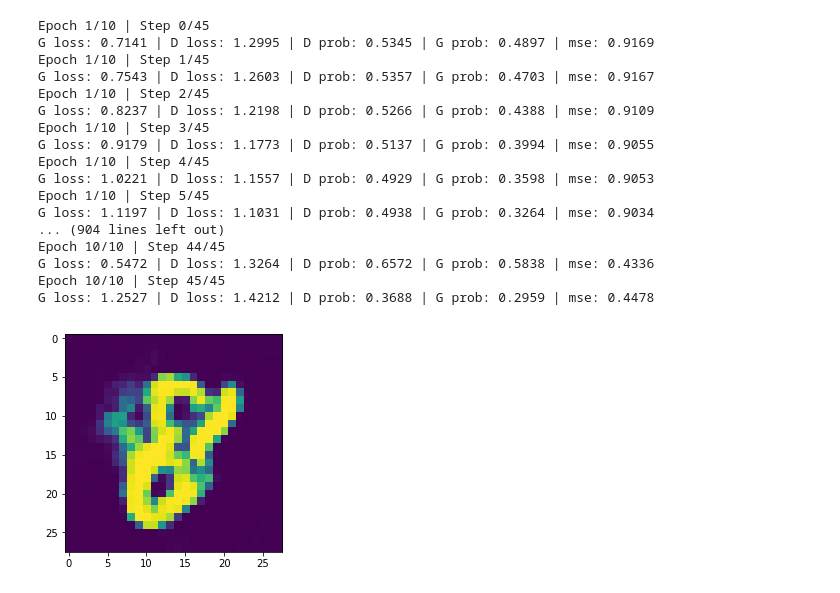
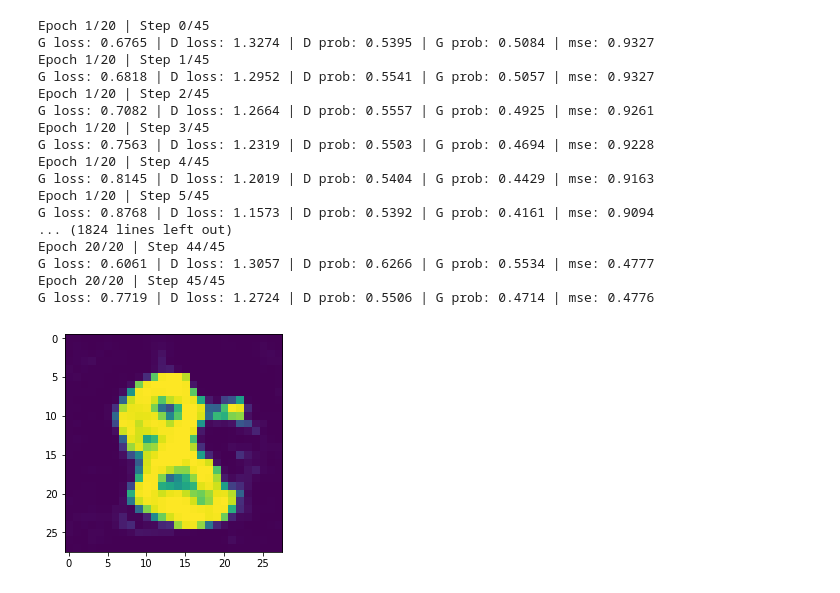
Before and after one commit to chunhui204/finch, a Jupyter notebook: cv-models/dcgan.ipynb, the cells around one changed output. Saved outputs shown, nothing was run; the diff lists cells and outputs as text; code cells hidden in the pictures.

```diff
--- a/cv-models/dcgan.ipynb
+++ b/cv-models/dcgan.ipynb
@@ -152,26 +152,26 @@ def main(N_EPOCH, BATCH_SIZE, G_SIZE, DIGIT):
     img = sess.run(gan.G_out, {gan.G_in: noise, gan.train_flag: False})[0]
     plt.imshow(np.squeeze(img))
 # %%
-main(N_EPOCH = 10,
+main(N_EPOCH = 20,
      BATCH_SIZE = 128,
      G_SIZE = 100,
      DIGIT = 8)
 # %% [output]
-Epoch 1/10 | Step 0/45
-G loss: 0.7141 | D loss: 1.2995 | D prob: 0.5345 | G prob: 0.4897 | mse: 0.9169
-Epoch 1/10 | Step 1/45
-G loss: 0.7543 | D loss: 1.2603 | D prob: 0.5357 | G prob: 0.4703 | mse: 0.9167
-Epoch 1/10 | Step 2/45
-G loss: 0.8237 | D loss: 1.2198 | D prob: 0.5266 | G prob: 0.4388 | mse: 0.9109
-Epoch 1/10 | Step 3/45
-G loss: 0.9179 | D loss: 1.1773 | D prob: 0.5137 | G prob: 0.3994 | mse: 0.9055
-Epoch 1/10 | Step 4/45
-G loss: 1.0221 | D loss: 1.1557 | D prob: 0.4929 | G prob: 0.3598 | mse: 0.9053
-Epoch 1/10 | Step 5/45
-G loss: 1.1197 | D loss: 1.1031 | D prob: 0.4938 | G prob: 0.3264 | mse: 0.9034
-... (904 lines left out)
-Epoch 10/10 | Step 44/45
-G loss: 0.5472 | D loss: 1.3264 | D prob: 0.6572 | G prob: 0.5838 | mse: 0.4336
-Epoch 10/10 | Step 45/45
-G loss: 1.2527 | D loss: 1.4212 | D prob: 0.3688 | G prob: 0.2959 | mse: 0.4478
+Epoch 1/20 | Step 0/45
+G loss: 0.6765 | D loss: 1.3274 | D prob: 0.5395 | G prob: 0.5084 | mse: 0.9327
+Epoch 1/20 | Step 1/45
+G loss: 0.6818 | D loss: 1.2952 | D prob: 0.5541 | G prob: 0.5057 | mse: 0.9327
+Epoch 1/20 | Step 2/45
+G loss: 0.7082 | D loss: 1.2664 | D prob: 0.5557 | G prob: 0.4925 | mse: 0.9261
+Epoch 1/20 | Step 3/45
+G loss: 0.7563 | D loss: 1.2319 | D prob: 0.5503 | G prob: 0.4694 | mse: 0.9228
+Epoch 1/20 | Step 4/45
+G loss: 0.8145 | D loss: 1.2019 | D prob: 0.5404 | G prob: 0.4429 | mse: 0.9163
+Epoch 1/20 | Step 5/45
+G loss: 0.8768 | D loss: 1.1573 | D prob: 0.5392 | G prob: 0.4161 | mse: 0.9094
+... (1824 lines left out)
+Epoch 20/20 | Step 44/45
+G loss: 0.6061 | D loss: 1.3057 | D prob: 0.6266 | G prob: 0.5534 | mse: 0.4777
+Epoch 20/20 | Step 45/45
+G loss: 0.7719 | D loss: 1.2724 | D prob: 0.5506 | G prob: 0.4714 | mse: 0.4776
-[figure, old version]
+[figure, new version]
```
